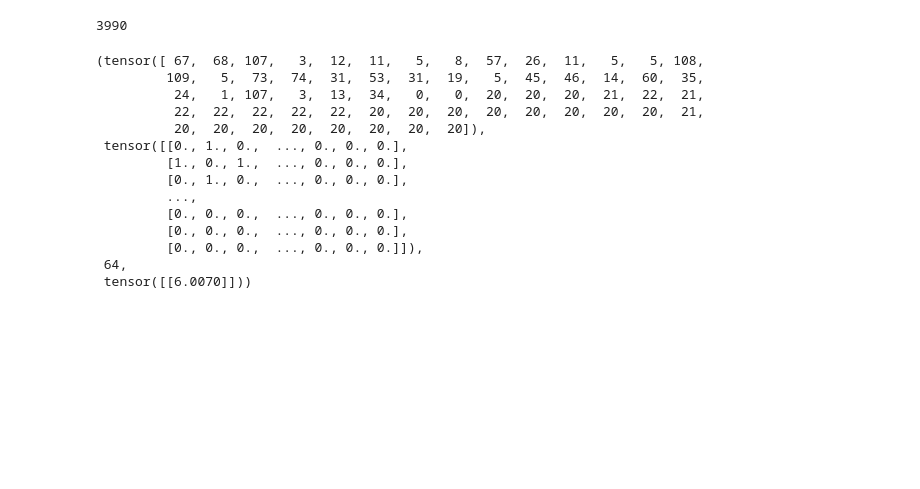
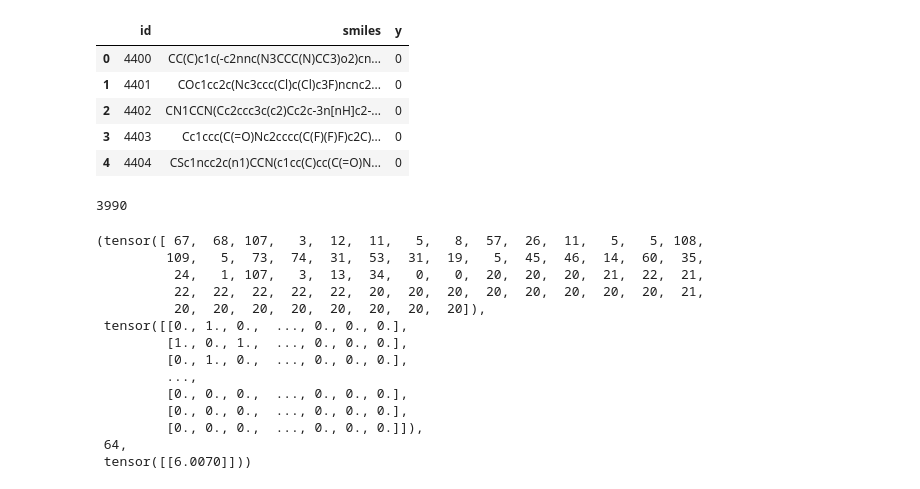
Before and after one commit to emanieluu/aml_project, a Jupyter notebook: emanie/sandbox.ipynb, the cells around one changed output. Drawn from its saved outputs; the diff is of its cells as text; code cells hidden in the pictures; blank space fills up the shorter version.

```diff
--- a/emanie/sandbox.ipynb
+++ b/emanie/sandbox.ipynb
@@ -0,0 +23,9 @@
+# %%
+df.head()
+# %% [output]
+|  | id | smiles | y |
+| 0 | 4400 | CC(C)c1c(-c2nnc(N3CCC(N)CC3)o2)cn... | 0 |
+| 1 | 4401 | COc1cc2c(Nc3ccc(Cl)c(Cl)c3F)ncnc2... | 0 |
+| 2 | 4402 | CN1CCN(Cc2ccc3c(c2)Cc2c-3n[nH]c2-... | 0 |
+| 3 | 4403 | Cc1ccc(C(=O)Nc2cccc(C(F)(F)F)c2C)... | 0 |
+| 4 | 4404 | CSc1ncc2c(n1)CCN(c1cc(C)cc(C(=O)N... | 0 |
```
Also changed, not shown: parts of 5 cells of this notebook, 11 other files.
